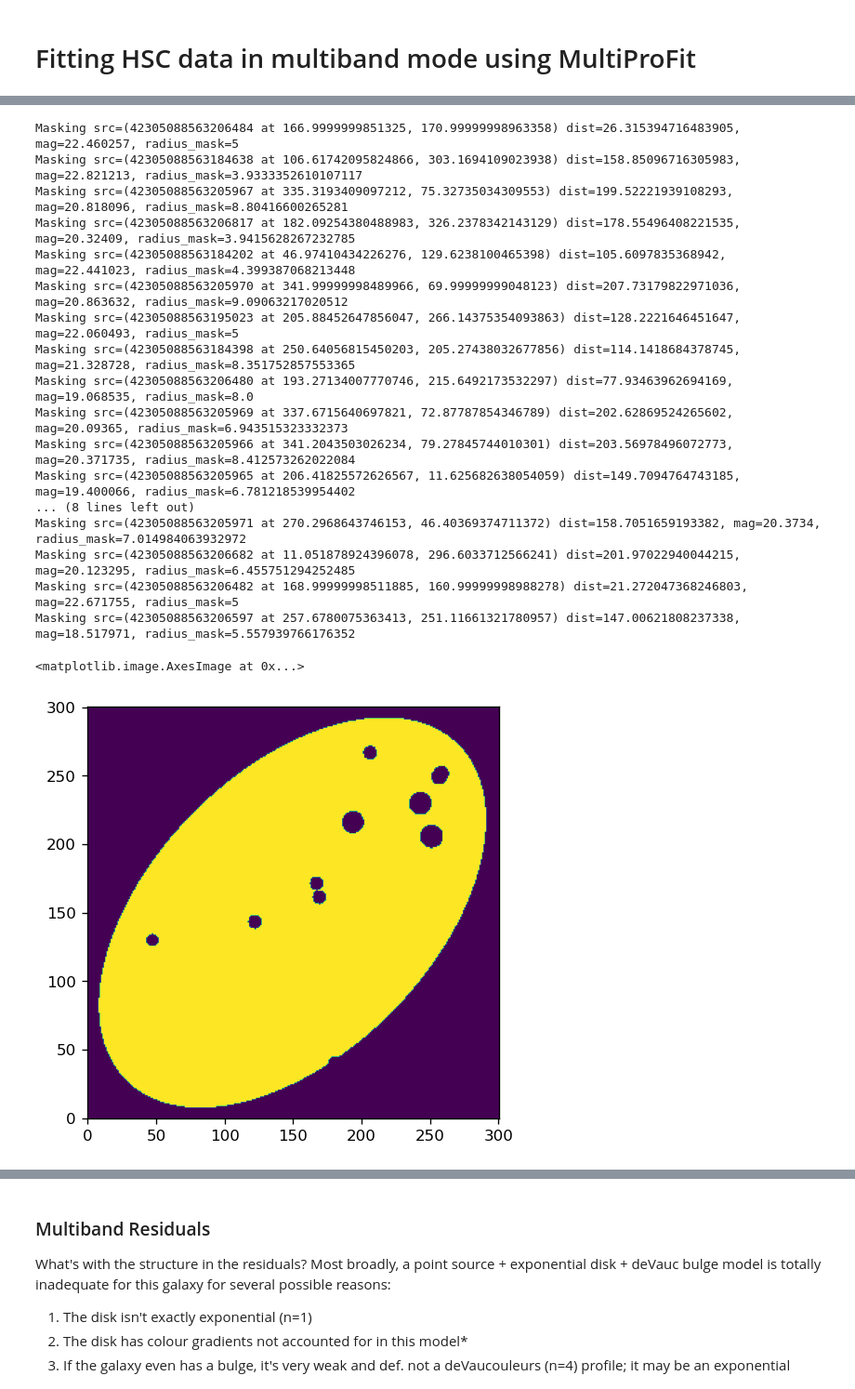
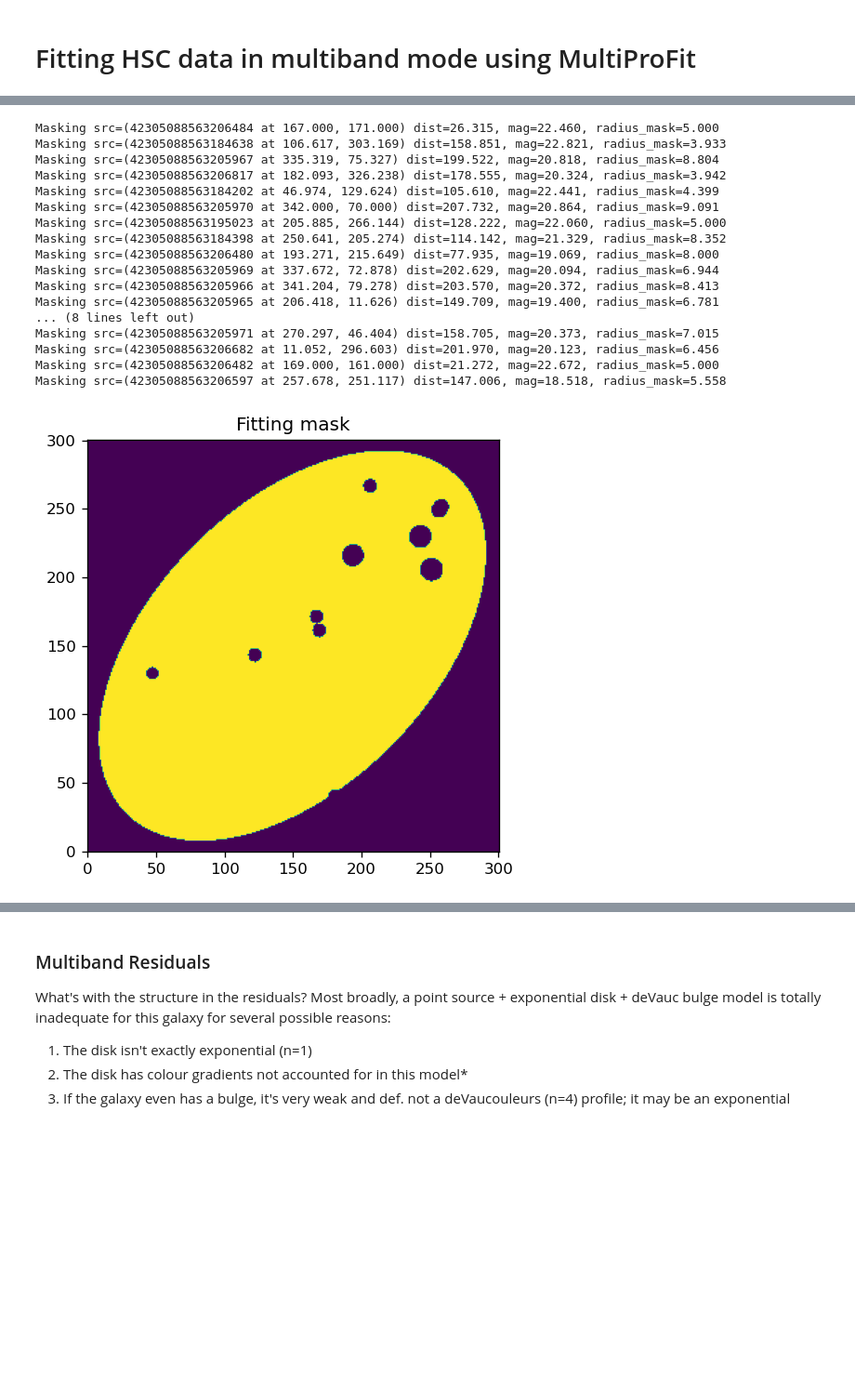
Before and after one commit to lsst-dm/multiprofit, a Jupyter notebook: examples/fithsc.ipynb, the cells around one changed output, grey strips where cells are left out. Shown at 93% size. Saved outputs shown, nothing was run; the diff lists cells and outputs as text; code cells hidden in the pictures; blank space fills up the shorter version.

```diff
--- a/examples/fithsc.ipynb
+++ b/examples/fithsc.ipynb
@@ -106,53 +114,54 @@ sizes_override = {
     42305088563206480: 8.,
 }
 
 for src in cat[bright]:
     id_src, x_src, y_src = (src[col] for col in ['object_id', 'x', 'y'])
     dist = np.hypot(x_src - x_cen, y_src - y_cen)
     if dist > 20:
         dists = np.hypot(y - y_src, x - x_src)
         mag = np.nanmin([src['i_cmodel_mag'], src['r_cmodel_mag'], src['i_psfflux_mag'], src['r_psfflux_mag']])
         if (radius_mask := sizes_override.get(id_src)) is None:
             radius_mask = 2*np.sqrt(
                 src[f'{band_ref}_sdssshape_shape11'] + src[f'{band_ref}_sdssshape_shape22']
             )/scale_pixel_hsc
             if (radius_mask > 10) and (mag > 21):
                 radius_mask = 5
         mask_inverse[dists < radius_mask] = 0
-        print(f'Masking src=({id_src} at {x_src}, {y_src}) dist={dist}'
-              f', mag={mag}, radius_mask={radius_mask}')
+        print(f'Masking src=({id_src} at {x_src:.3f}, {y_src:.3f}) dist={dist:.3f}'
+              f', mag={mag:.3f}, radius_mask={radius_mask:.3f}')
     elif dist < 2:
         idx_src_main = id_src
         row_main = src
         print(f"{idx_src_main=} {dict(src)=}")
 
 tab_row_main = apTab.Table(row_main)
 
 if read_mask_highsn:
     mask_highsn = np.load(f'{prefix_img}mask_inv_highsn.npz')['mask_inv']
     mask_inverse *= mask_highsn
 
 plt.imshow(mask_inverse)
+plt.title("Fitting mask")
+plt.show()
 # %% [output]
-Masking src=(42305088563206484 at 166.9999999851325, 170.99999998963358) dist=26.315394716483905, mag=22.460257, radius_mask=5
-Masking src=(42305088563184638 at 106.61742095824866, 303.1694109023938) dist=158.85096716305983, mag=22.821213, radius_mask=3.9333352610107117
-Masking src=(42305088563205967 at 335.3193409097212, 75.32735034309553) dist=199.52221939108293, mag=20.818096, radius_mask=8.80416600265281
-Masking src=(42305088563206817 at 182.09254380488983, 326.2378342143129) dist=178.55496408221535, mag=20.32409, radius_mask=3.9415628267232785
-Masking src=(42305088563184202 at 46.97410434226276, 129.6238100465398) dist=105.6097835368942, mag=22.441023, radius_mask=4.399387068213448
-Masking src=(42305088563205970 at 341.99999998489966, 69.99999999048123) dist=207.73179822971036, mag=20.863632, radius_mask=9.09063217020512
-Masking src=(42305088563195023 at 205.88452647856047, 266.14375354093863) dist=128.2221646451647, mag=22.060493, radius_mask=5
-Masking src=(42305088563184398 at 250.64056815450203, 205.27438032677856) dist=114.1418684378745, mag=21.328728, radius_mask=8.351752857553365
-Masking src=(42305088563206480 at 193.27134007770746, 215.6492173532297) dist=77.93463962694169, mag=19.068535, radius_mask=8.0
-Masking src=(42305088563205969 at 337.6715640697821, 72.87787854346789) dist=202.62869524265602, mag=20.09365, radius_mask=6.943515323332373
-Masking src=(42305088563205966 at 341.2043503026234, 79.27845744010301) dist=203.56978496072773, mag=20.371735, radius_mask=8.412573262022084
-Masking src=(42305088563205965 at 206.41825572626567, 11.625682638054059) dist=149.7094764743185, mag=19.400066, radius_mask=6.781218539954402
+Masking src=(42305088563206484 at 167.000, 171.000) dist=26.315, mag=22.460, radius_mask=5.000
+Masking src=(42305088563184638 at 106.617, 303.169) dist=158.851, mag=22.821, radius_mask=3.933
+Masking src=(42305088563205967 at 335.319, 75.327) dist=199.522, mag=20.818, radius_mask=8.804
+Masking src=(42305088563206817 at 182.093, 326.238) dist=178.555, mag=20.324, radius_mask=3.942
+Masking src=(42305088563184202 at 46.974, 129.624) dist=105.610, mag=22.441, radius_mask=4.399
+Masking src=(42305088563205970 at 342.000, 70.000) dist=207.732, mag=20.864, radius_mask=9.091
+Masking src=(42305088563195023 at 205.885, 266.144) dist=128.222, mag=22.060, radius_mask=5.000
+Masking src=(42305088563184398 at 250.641, 205.274) dist=114.142, mag=21.329, radius_mask=8.352
+Masking src=(42305088563206480 at 193.271, 215.649) dist=77.935, mag=19.069, radius_mask=8.000
+Masking src=(42305088563205969 at 337.672, 72.878) dist=202.629, mag=20.094, radius_mask=6.944
+Masking src=(42305088563205966 at 341.204, 79.278) dist=203.570, mag=20.372, radius_mask=8.413
+Masking src=(42305088563205965 at 206.418, 11.626) dist=149.709, mag=19.400, radius_mask=6.781
 ... (8 lines left out)
-Masking src=(42305088563205971 at 270.2968643746153, 46.40369374711372) dist=158.7051659193382, mag=20.3734, radius_mask=7.014984063932972
-Masking src=(42305088563206682 at 11.051878924396078, 296.6033712566241) dist=201.97022940044215, mag=20.123295, radius_mask=6.455751294252485
-Masking src=(42305088563206482 at 168.99999998511885, 160.99999998988278) dist=21.272047368246803, mag=22.671755, radius_mask=5
-Masking src=(42305088563206597 at 257.6780075363413, 251.11661321780957) dist=147.00621808237338, mag=18.517971, radius_mask=5.557939766176352
+Masking src=(42305088563205971 at 270.297, 46.404) dist=158.705, mag=20.373, radius_mask=7.015
+Masking src=(42305088563206682 at 11.052, 296.603) dist=201.970, mag=20.123, radius_mask=6.456
+Masking src=(42305088563206482 at 169.000, 161.000) dist=21.272, mag=22.672, radius_mask=5.000
+Masking src=(42305088563206597 at 257.678, 251.117) dist=147.006, mag=18.518, radius_mask=5.558
-<matplotlib.image.AxesImage at 0x...>
-[figure, old version]
+[figure, new version]
 # %%
 # Fit PSF
 @dataclass(frozen=True)
```
Also changed, not shown: parts of 9 cells of this notebook, 2 other files.
